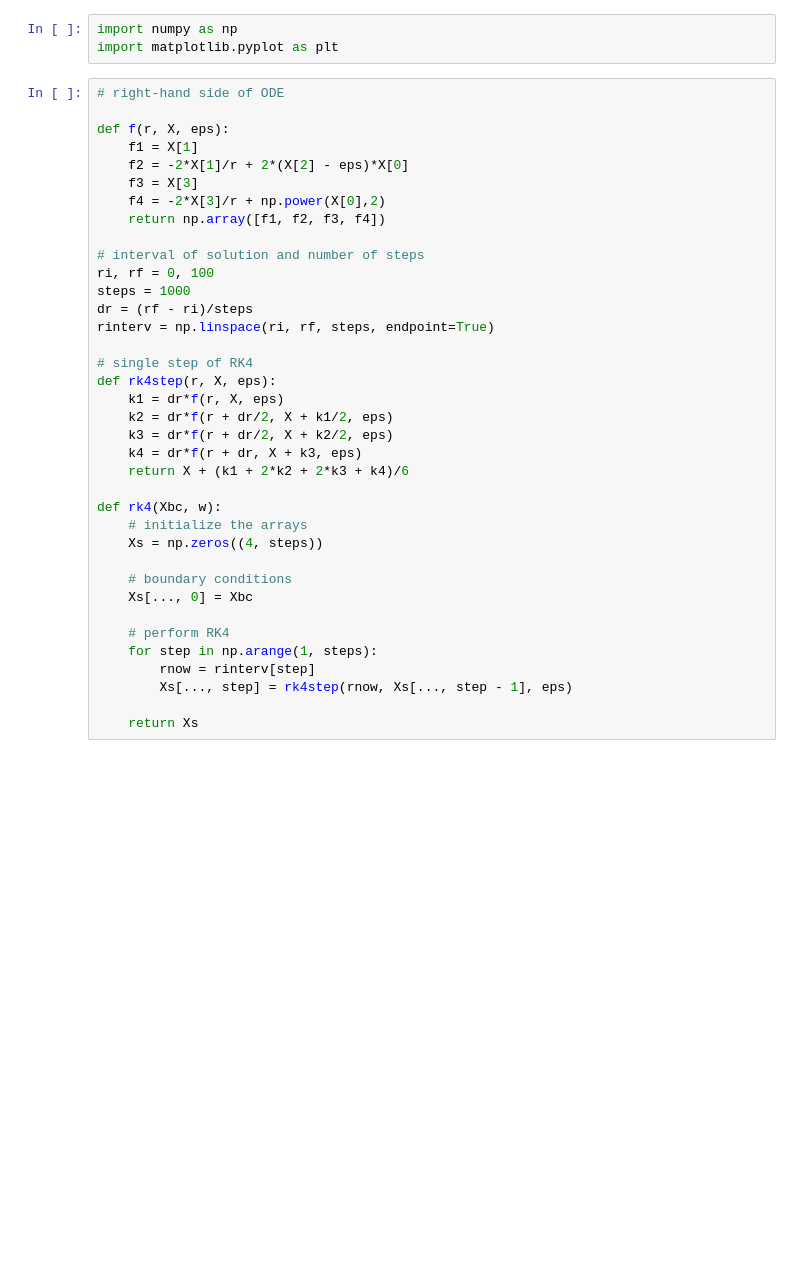
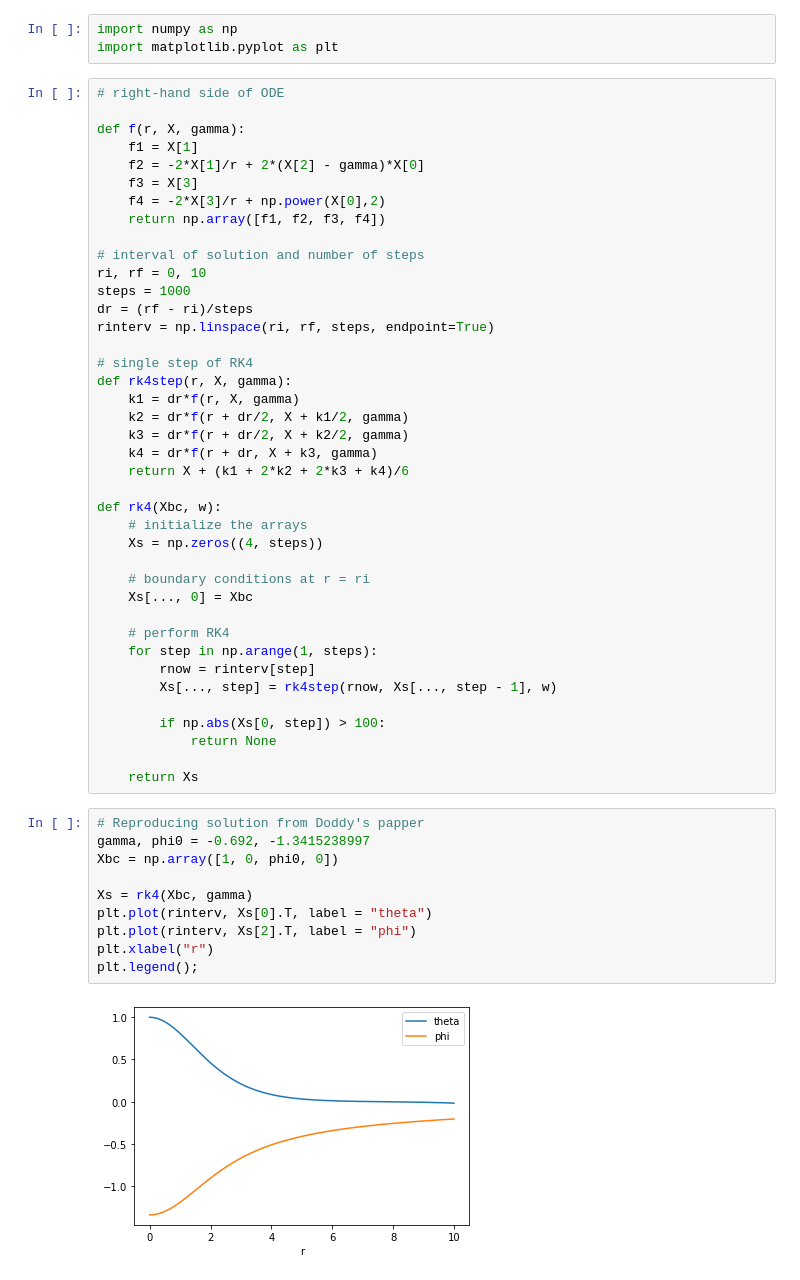
Before and after one commit to gsalinasphys/axionstars, a Jupyter notebook: doddy.ipynb, the cells around one changed output. Cells and saved outputs as stored; diff of their text form; blank space fills up the shorter version.

```diff
--- a/doddy.ipynb
+++ b/doddy.ipynb
@@ -4,37 +4,52 @@ import matplotlib.pyplot as plt
 # %%
 # right-hand side of ODE
 
-def f(r, X, eps):
+def f(r, X, gamma):
     f1 = X[1]
-    f2 = -2*X[1]/r + 2*(X[2] - eps)*X[0]
+    f2 = -2*X[1]/r + 2*(X[2] - gamma)*X[0]
     f3 = X[3]
     f4 = -2*X[3]/r + np.power(X[0],2)
     return np.array([f1, f2, f3, f4])
 
 # interval of solution and number of steps
-ri, rf = 0, 100
+ri, rf = 0, 10
 steps = 1000
 dr = (rf - ri)/steps
 rinterv = np.linspace(ri, rf, steps, endpoint=True)
 
 # single step of RK4
-def rk4step(r, X, eps):
-    k1 = dr*f(r, X, eps)
-    k2 = dr*f(r + dr/2, X + k1/2, eps)
-    k3 = dr*f(r + dr/2, X + k2/2, eps)
-    k4 = dr*f(r + dr, X + k3, eps)
+def rk4step(r, X, gamma):
+    k1 = dr*f(r, X, gamma)
+    k2 = dr*f(r + dr/2, X + k1/2, gamma)
+    k3 = dr*f(r + dr/2, X + k2/2, gamma)
+    k4 = dr*f(r + dr, X + k3, gamma)
     return X + (k1 + 2*k2 + 2*k3 + k4)/6
 
 def rk4(Xbc, w):
     # initialize the arrays
     Xs = np.zeros((4, steps))
 
-    # boundary conditions
+    # boundary conditions at r = ri
     Xs[..., 0] = Xbc
 
     # perform RK4
     for step in np.arange(1, steps):
         rnow = rinterv[step]
-        Xs[..., step] = rk4step(rnow, Xs[..., step - 1], eps)
+        Xs[..., step] = rk4step(rnow, Xs[..., step - 1], w)
+
+        if np.abs(Xs[0, step]) > 100:
+            return None
 
     return Xs
+# %%
+# Reproducing solution from Doddy's papper
+gamma, phi0 = -0.692, -1.3415238997
+Xbc = np.array([1, 0, phi0, 0])
+
+Xs = rk4(Xbc, gamma)
+plt.plot(rinterv, Xs[0].T, label = "theta")
+plt.plot(rinterv, Xs[2].T, label = "phi")
+plt.xlabel("r")
+plt.legend();
+# %% [output]
+[figure, added]
```
Also changed, not shown: parts of 6 cells of this notebook, 3 other files.
